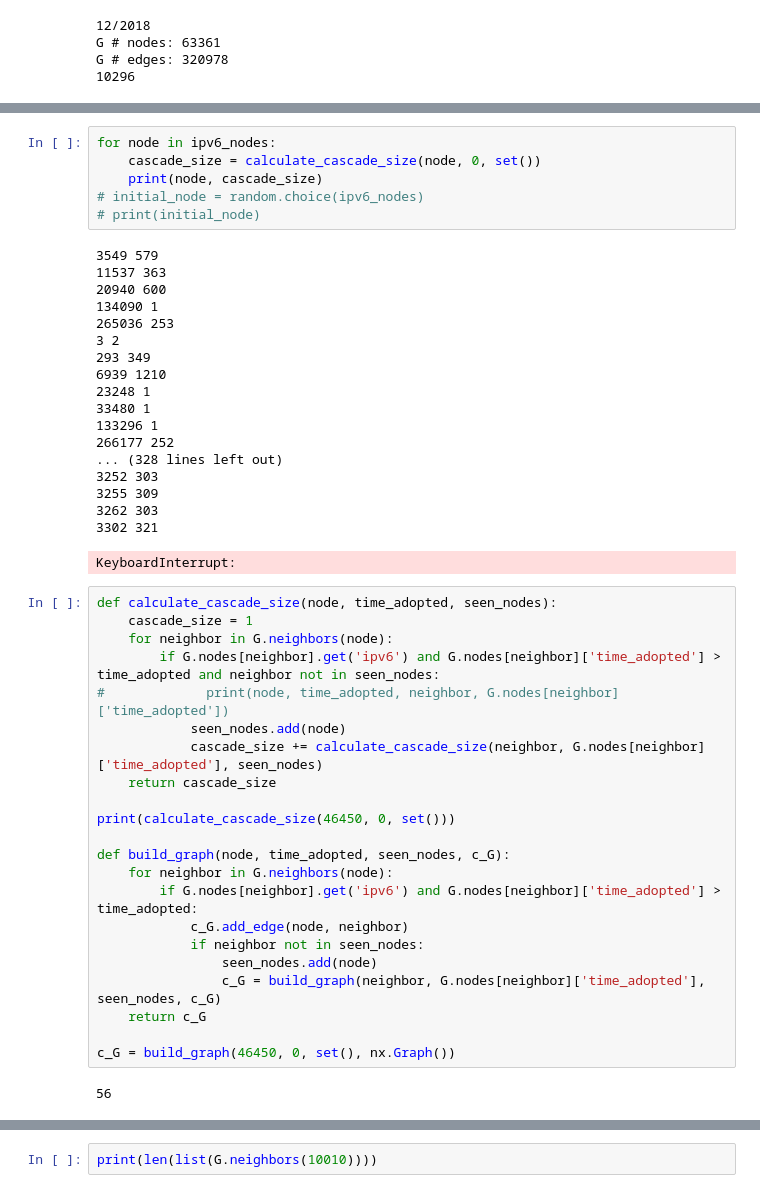
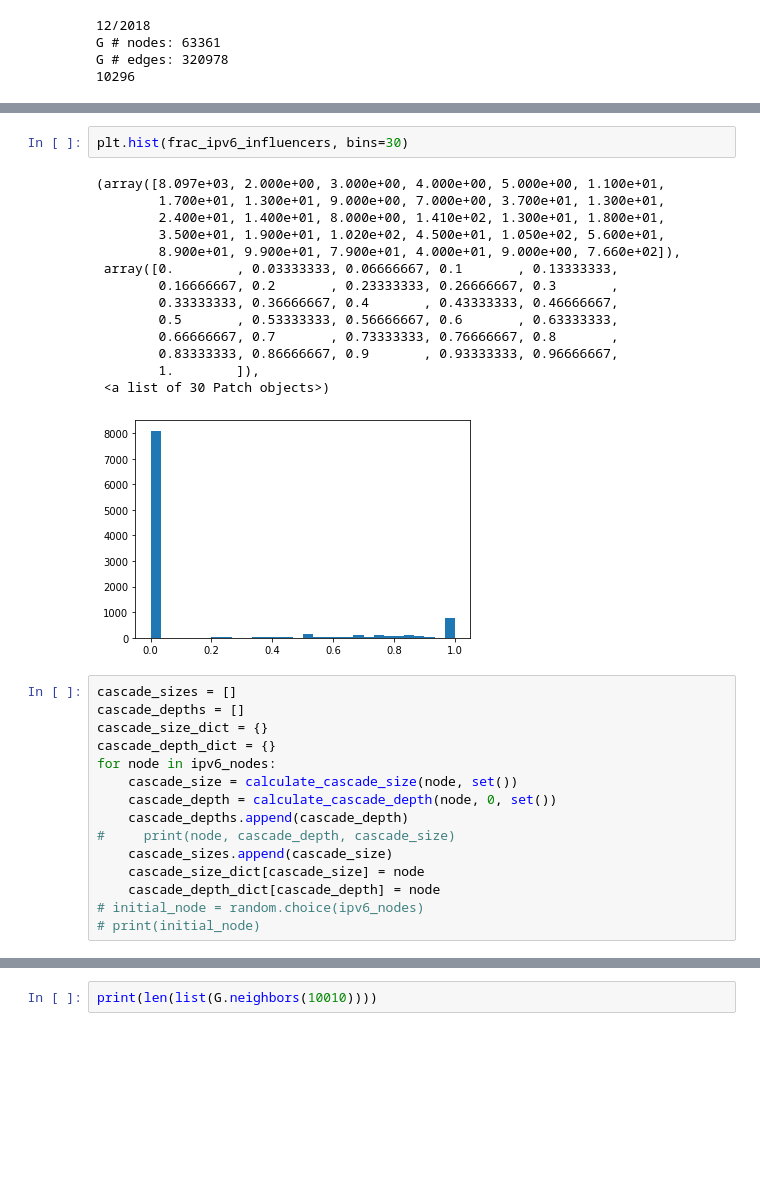
Before and after one commit to leslierice1/15744_project_ipv6_cascades, a Jupyter notebook: cascade-experiments.ipynb, the cells around one changed output, grey strips where cells are left out. Saved outputs shown, nothing was run; the diff lists cells and outputs as text; blank space fills up the shorter version.

```diff
--- a/cascade-experiments.ipynb
+++ b/cascade-experiments.ipynb
@@ -197,49 +276,32 @@ print(len(ipv6_nodes))
+# %%
+plt.hist(frac_ipv6_influencers, bins=30)
+# %% [output]
+(array([8.097e+03, 2.000e+00, 3.000e+00, 4.000e+00, 5.000e+00, 1.100e+01,
+        1.700e+01, 1.300e+01, 9.000e+00, 7.000e+00, 3.700e+01, 1.300e+01,
+        2.400e+01, 1.400e+01, 8.000e+00, 1.410e+02, 1.300e+01, 1.800e+01,
+        3.500e+01, 1.900e+01, 1.020e+02, 4.500e+01, 1.050e+02, 5.600e+01,
+        8.900e+01, 9.900e+01, 7.900e+01, 4.000e+01, 9.000e+00, 7.660e+02]),
+ array([0.        , 0.03333333, 0.06666667, 0.1       , 0.13333333,
+        0.16666667, 0.2       , 0.23333333, 0.26666667, 0.3       ,
+        0.33333333, 0.36666667, 0.4       , 0.43333333, 0.46666667,
+        0.5       , 0.53333333, 0.56666667, 0.6       , 0.63333333,
+        0.66666667, 0.7       , 0.73333333, 0.76666667, 0.8       ,
+        0.83333333, 0.86666667, 0.9       , 0.93333333, 0.96666667,
+        1.        ]),
+ <a list of 30 Patch objects>)
+[figure, added]
 # %%
+cascade_sizes = []
+cascade_depths = []
+cascade_size_dict = {}
+cascade_depth_dict = {}
 for node in ipv6_nodes:
-    cascade_size = calculate_cascade_size(node, 0, set())
-    print(node, cascade_size)
+    cascade_size = calculate_cascade_size(node, set())
+    cascade_depth = calculate_cascade_depth(node, 0, set())
+    cascade_depths.append(cascade_depth)
+#     print(node, cascade_depth, cascade_size)
+    cascade_sizes.append(cascade_size)
+    cascade_size_dict[cascade_size] = node
+    cascade_depth_dict[cascade_depth] = node
 # initial_node = random.choice(ipv6_nodes)
 # print(initial_node)
-# %% [output]
-3549 579
-11537 363
-20940 600
-134090 1
-265036 253
-3 2
-293 349
-6939 1210
-23248 1
-33480 1
-133296 1
-266177 252
-... (328 lines left out)
-3252 303
-3255 309
-3262 303
-3302 321
-KeyboardInterrupt:
-# %%
-def calculate_cascade_size(node, time_adopted, seen_nodes):
-    cascade_size = 1
-    for neighbor in G.neighbors(node):
-        if G.nodes[neighbor].get('ipv6') and G.nodes[neighbor]['time_adopted'] > time_adopted and neighbor not in seen_nodes:
-#             print(node, time_adopted, neighbor, G.nodes[neighbor]['time_adopted'])
-            seen_nodes.add(node)
-            cascade_size += calculate_cascade_size(neighbor, G.nodes[neighbor]['time_adopted'], seen_nodes)
-    return cascade_size
-
-print(calculate_cascade_size(46450, 0, set()))
-
-def build_graph(node, time_adopted, seen_nodes, c_G):
-    for neighbor in G.neighbors(node):
-        if G.nodes[neighbor].get('ipv6') and G.nodes[neighbor]['time_adopted'] > time_adopted:
-            c_G.add_edge(node, neighbor)
-            if neighbor not in seen_nodes:
-                seen_nodes.add(node)
-                c_G = build_graph(neighbor, G.nodes[neighbor]['time_adopted'], seen_nodes, c_G)
-    return c_G
-
-c_G = build_graph(46450, 0, set(), nx.Graph())
-# %% [output]
-56
```
Also changed, not shown: parts of 13 cells of this notebook.
